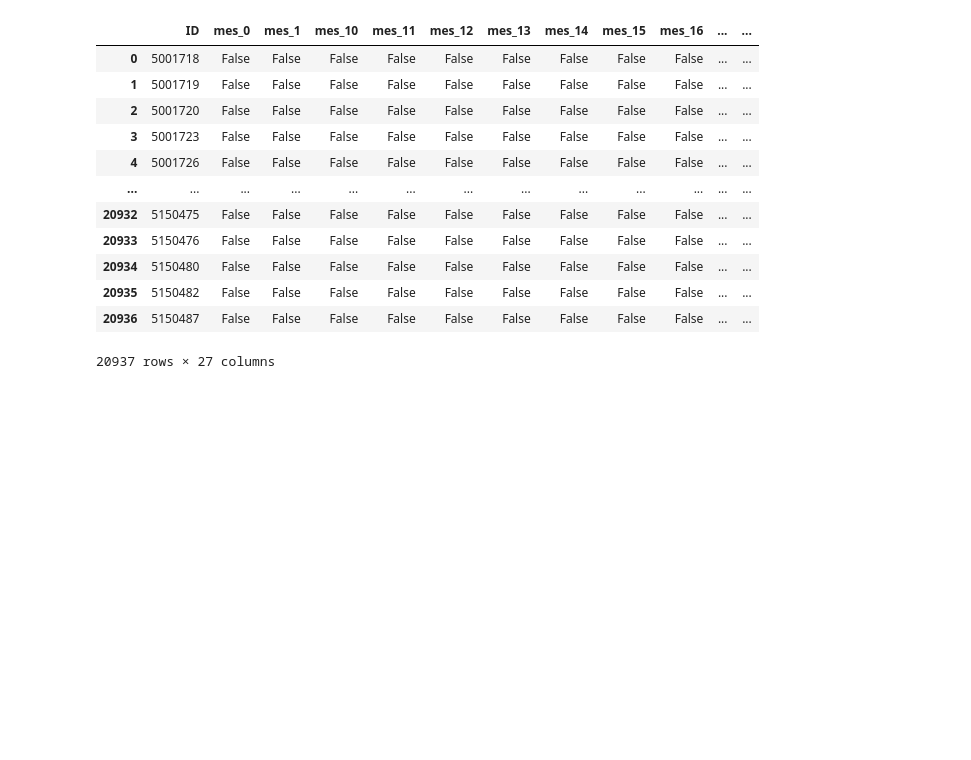
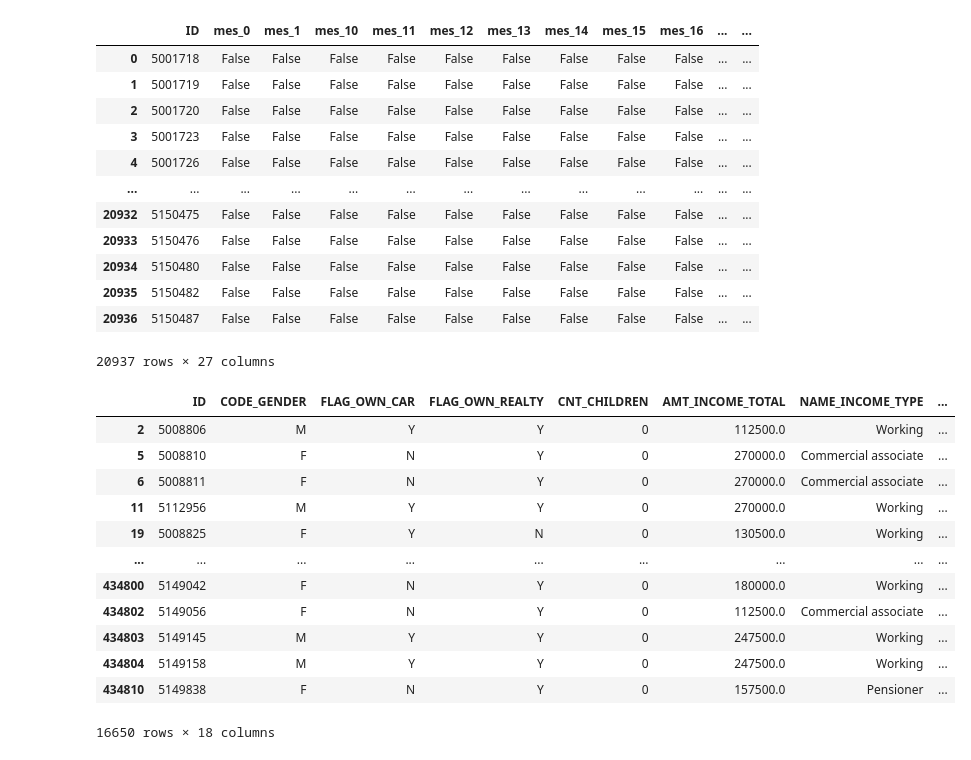
Before and after one commit to PedroHang/Analise-Default-Inadimplencia, a Jupyter notebook: Mod5Ex_aulas_04a05.ipynb, the cells around one changed output. Saved outputs shown, nothing was run; the diff lists cells and outputs as text; code cells hidden in the pictures; blank space fills up the shorter version.

```diff
--- a/Mod5Ex_aulas_04a05.ipynb
+++ b/Mod5Ex_aulas_04a05.ipynb
@@ -130,5 +132,24 @@ default_df
 20937 rows × 27 columns
 # %%
 # 3) Seu código aqui
+
+propostas_filtrado = propostas[propostas['ID'].isin(default_df['ID'])]
+propostas_filtrado
+
+# 16650 clientes restaram
+# %% [output]
+|  | ID | CODE_GENDER | FLAG_OWN_CAR | FLAG_OWN_REALTY | CNT_CHILDREN | AMT_INCOME_TOTAL | NAME_INCOME_TYPE | ... |
+| 2 | 5008806 | M | Y | Y | 0 | 112500.0 | Working | ... |
+| 5 | 5008810 | F | N | Y | 0 | 270000.0 | Commercial associate | ... |
+| 6 | 5008811 | F | N | Y | 0 | 270000.0 | Commercial associate | ... |
+| 11 | 5112956 | M | Y | Y | 0 | 270000.0 | Working | ... |
+| 19 | 5008825 | F | Y | N | 0 | 130500.0 | Working | ... |
+| ... | ... | ... | ... | ... | ... | ... | ... | ... |
+| 434800 | 5149042 | F | N | Y | 0 | 180000.0 | Working | ... |
+| 434802 | 5149056 | F | N | Y | 0 | 112500.0 | Commercial associate | ... |
+| 434803 | 5149145 | M | Y | Y | 0 | 247500.0 | Working | ... |
+| 434804 | 5149158 | M | Y | Y | 0 | 247500.0 | Working | ... |
+| 434810 | 5149838 | F | N | Y | 0 | 157500.0 | Pensioner | ... |
+16650 rows × 18 columns
 # %%
 # 4) eu código aqui
```
Also changed, not shown: parts of 2 cells of this notebook.
